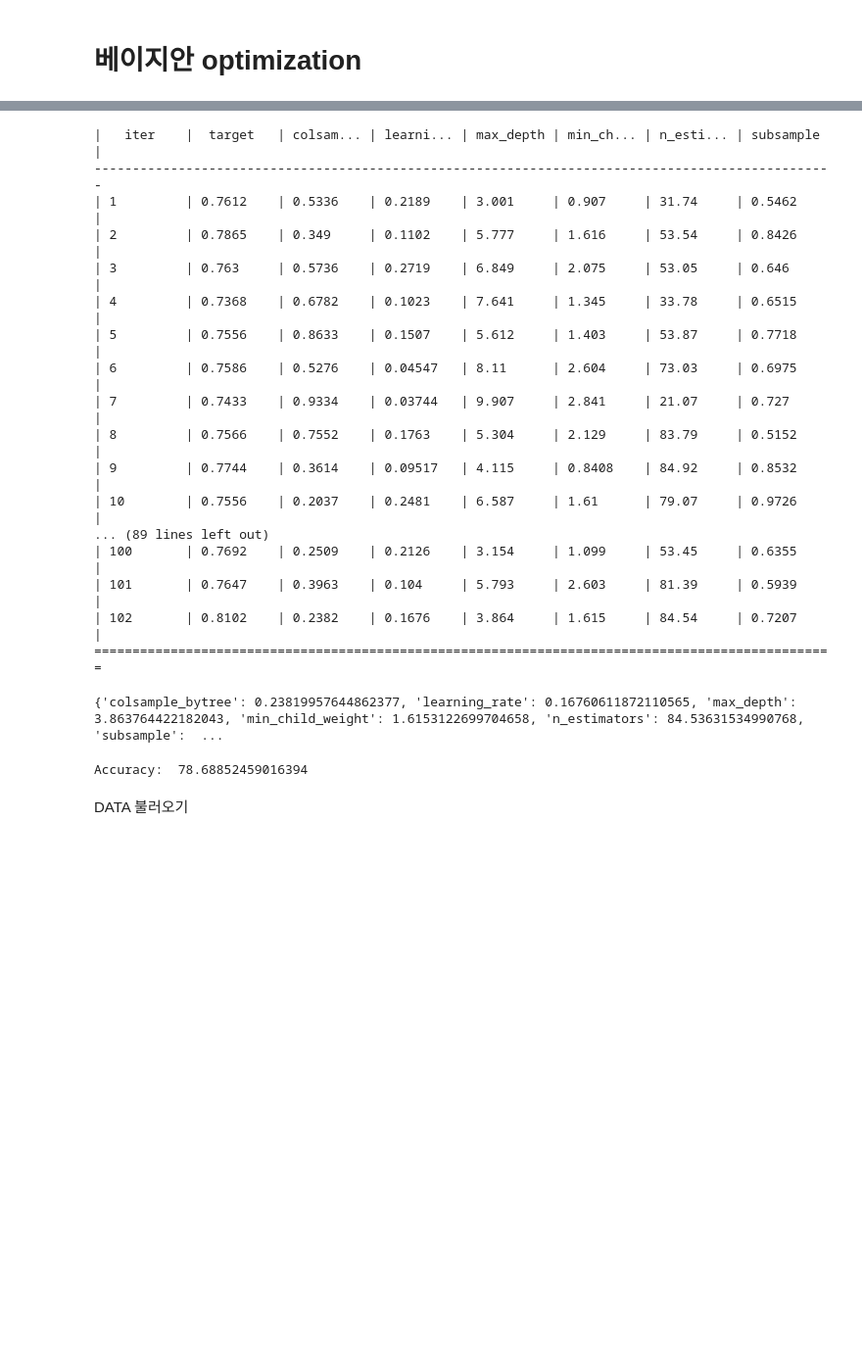
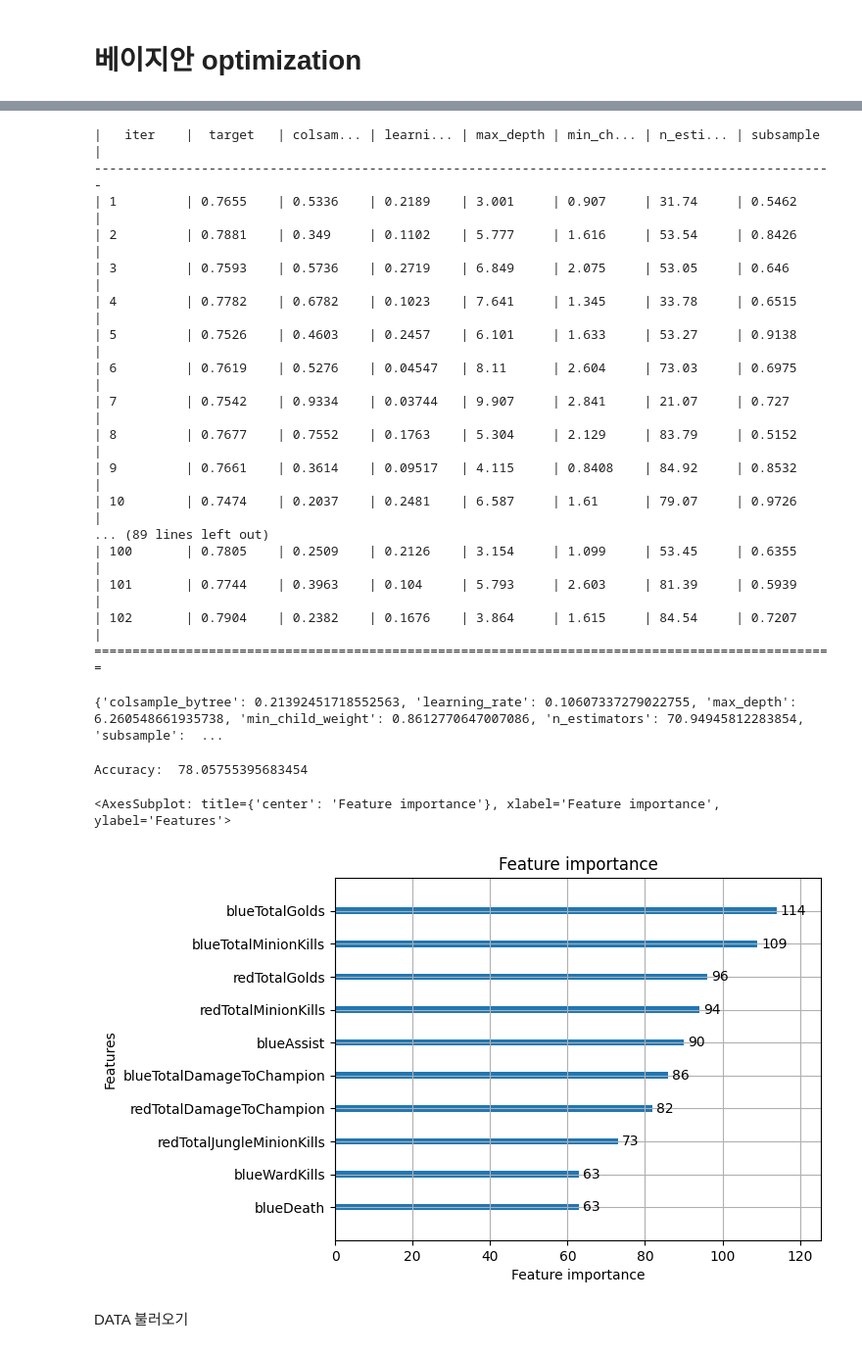
Before and after one commit to chomgid/esports_YSAL, a Jupyter notebook: LOL/CHANGWOOK/whyBlueWins.ipynb, the cells around one changed output, grey strips where cells are left out. Shown at 98% size. Cells and saved outputs as stored; diff of their text form; code cells hidden in the pictures; blank space fills up the shorter version.

```diff
--- a/LOL/CHANGWOOK/whyBlueWins.ipynb
+++ b/LOL/CHANGWOOK/whyBlueWins.ipynb
@@ -20,0 +15,5 @@ from sklearn.metrics import f1_score
+# %%
+cl15 = pd.read_csv("/Users/ichang-ug/Documents/GitHub/esports_YSAL/LOL/Data/CL15_fix.csv")
+cl10 = pd.read_csv("/Users/ichang-ug/Documents/GitHub/esports_YSAL/LOL/Data/CL10_fix.csv")
+gm15 = pd.read_csv("/Users/ichang-ug/Documents/GitHub/esports_YSAL/LOL/Data/GM15_fix.csv")
+gm10 = pd.read_csv("/Users/ichang-ug/Documents/GitHub/esports_YSAL/LOL/Data/GM10_fix.csv")
@@ -20,0 +32,2 @@ from sklearn.metrics import f1_score
+# %%
+new_cl15 = pd.concat([cl15[cl15["blueWins"]==0].sample(frac=0.84), cl15[cl15["blueWins"]==1]])
@@ -24,7 +53,7 @@ def train_test(df):
   y_train = df['blueWins']
   return x_train, y_train
 # %%
-x_train, y_train = train_test(lol_df)
+x_train, y_train = train_test(new_cl15)
 
 val_size = 0.2
 
@@ -112,35 +111,40 @@ lm_bo.maximize(init_points=2, n_iter=100)
 # %% [output]
 |   iter    |  target   | colsam... | learni... | max_depth | min_ch... | n_esti... | subsample |
 -------------------------------------------------------------------------------------------------
-| 1         | 0.7612    | 0.5336    | 0.2189    | 3.001     | 0.907     | 31.74     | 0.5462    |
-| 2         | 0.7865    | 0.349     | 0.1102    | 5.777     | 1.616     | 53.54     | 0.8426    |
-| 3         | 0.763     | 0.5736    | 0.2719    | 6.849     | 2.075     | 53.05     | 0.646     |
-| 4         | 0.7368    | 0.6782    | 0.1023    | 7.641     | 1.345     | 33.78     | 0.6515    |
-| 5         | 0.7556    | 0.8633    | 0.1507    | 5.612     | 1.403     | 53.87     | 0.7718    |
-| 6         | 0.7586    | 0.5276    | 0.04547   | 8.11      | 2.604     | 73.03     | 0.6975    |
-| 7         | 0.7433    | 0.9334    | 0.03744   | 9.907     | 2.841     | 21.07     | 0.727     |
-| 8         | 0.7566    | 0.7552    | 0.1763    | 5.304     | 2.129     | 83.79     | 0.5152    |
-| 9         | 0.7744    | 0.3614    | 0.09517   | 4.115     | 0.8408    | 84.92     | 0.8532    |
-| 10        | 0.7556    | 0.2037    | 0.2481    | 6.587     | 1.61      | 79.07     | 0.9726    |
+| 1         | 0.7655    | 0.5336    | 0.2189    | 3.001     | 0.907     | 31.74     | 0.5462    |
+| 2         | 0.7881    | 0.349     | 0.1102    | 5.777     | 1.616     | 53.54     | 0.8426    |
+| 3         | 0.7593    | 0.5736    | 0.2719    | 6.849     | 2.075     | 53.05     | 0.646     |
+| 4         | 0.7782    | 0.6782    | 0.1023    | 7.641     | 1.345     | 33.78     | 0.6515    |
+| 5         | 0.7526    | 0.4603    | 0.2457    | 6.101     | 1.633     | 53.27     | 0.9138    |
+| 6         | 0.7619    | 0.5276    | 0.04547   | 8.11      | 2.604     | 73.03     | 0.6975    |
+| 7         | 0.7542    | 0.9334    | 0.03744   | 9.907     | 2.841     | 21.07     | 0.727     |
+| 8         | 0.7677    | 0.7552    | 0.1763    | 5.304     | 2.129     | 83.79     | 0.5152    |
+| 9         | 0.7661    | 0.3614    | 0.09517   | 4.115     | 0.8408    | 84.92     | 0.8532    |
+| 10        | 0.7474    | 0.2037    | 0.2481    | 6.587     | 1.61      | 79.07     | 0.9726    |
 ... (89 lines left out)
-| 100       | 0.7692    | 0.2509    | 0.2126    | 3.154     | 1.099     | 53.45     | 0.6355    |
-| 101       | 0.7647    | 0.3963    | 0.104     | 5.793     | 2.603     | 81.39     | 0.5939    |
-| 102       | 0.8102    | 0.2382    | 0.1676    | 3.864     | 1.615     | 84.54     | 0.7207    |
+| 100       | 0.7805    | 0.2509    | 0.2126    | 3.154     | 1.099     | 53.45     | 0.6355    |
+| 101       | 0.7744    | 0.3963    | 0.104     | 5.793     | 2.603     | 81.39     | 0.5939    |
+| 102       | 0.7904    | 0.2382    | 0.1676    | 3.864     | 1.615     | 84.54     | 0.7207    |
 =================================================================================================
 # %%
 print(lm_bo.max['params'])
 # %% [output]
-{'colsample_bytree': 0.23819957644862377, 'learning_rate': 0.16760611872110565, 'max_depth': 3.863764422182043, 'min_child_weight': 1.6153122699704658, 'n_estimators': 84.53631534990768, 'subsample':  ...
+{'colsample_bytree': 0.21392451718552563, 'learning_rate': 0.10607337279022755, 'max_depth': 6.260548661935738, 'min_child_weight': 0.8612770647007086, 'n_estimators': 70.94945812283854, 'subsample':  ...
 # %%
-param = {'colsample_bytree': 0.23819957644862377, 'learning_rate': 0.16760611872110565, 'max_depth': 4, 'min_child_weight': 1.6153122699704658,
-         'n_estimators': 85, 'subsample': 0.720688877816275}
+param = {'colsample_bytree': 0.21392451718552563, 'learning_rate': 0.10607337279022755, 'max_depth': 6,
+         'min_child_weight': 0.8612770647007086, 'n_estimators':71, 'subsample': 0.6986680113586496}
 model = LGBMClassifier(**param)
 model.fit(x_train, y_train)
 valid_pred = model.predict(x_valid)
 accuracy = accuracy_score(y_valid, valid_pred)
 print("Accuracy: ", accuracy*100)
 # %% [output]
-Accuracy:  78.68852459016394
+Accuracy:  78.05755395683454
+# %%
+plot_importance(model, max_num_features=10)
+# %% [output]
+<AxesSubplot: title={'center': 'Feature importance'}, xlabel='Feature importance', ylabel='Features'>
+[figure, added]
 # %% [markdown]
 DATA 불러오기
 # %%
```
Also changed, not shown: parts of 12 cells of this notebook, 3 other files.
